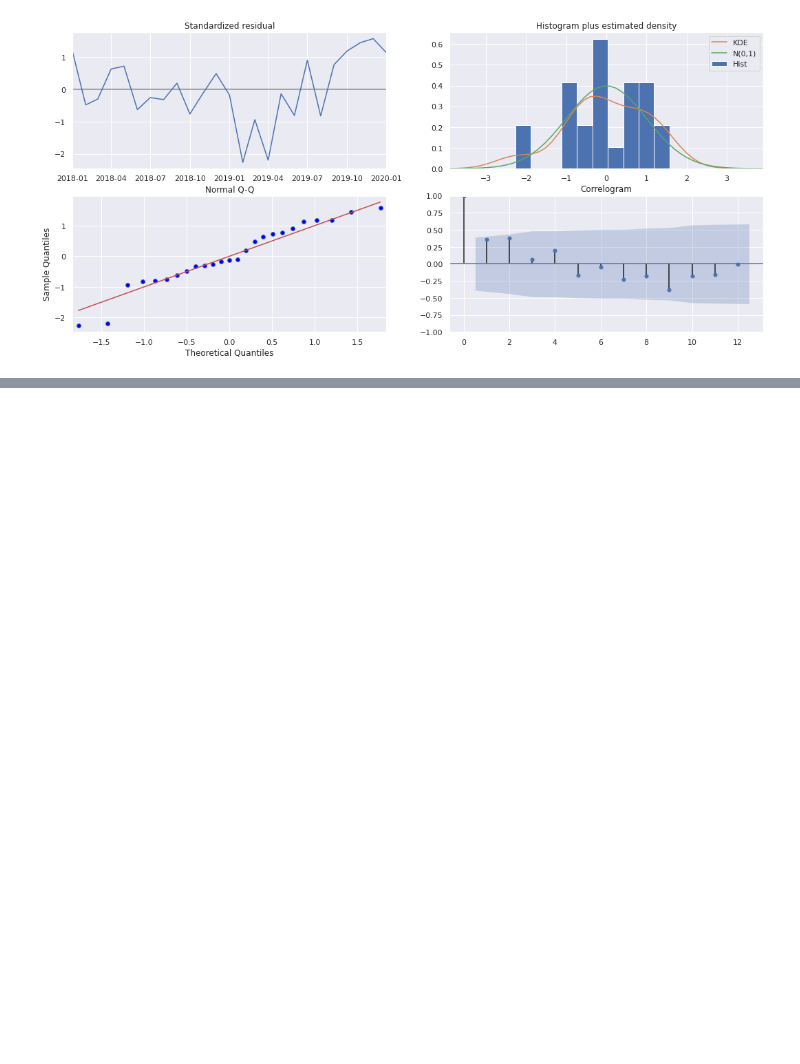
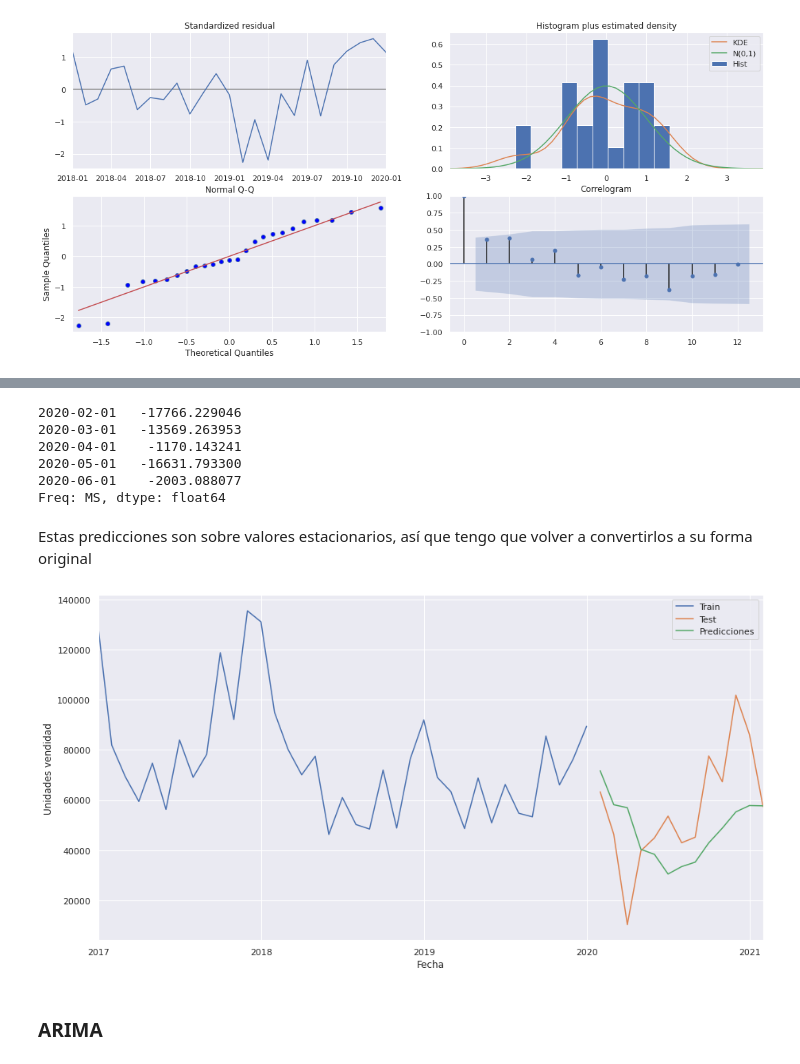
Before and after one commit to JuliMillan/Series-temporales, a Jupyter notebook: Ventas.ipynb, the cells around one changed output, grey strips where cells are left out. Cells and saved outputs as stored; diff of their text form; code cells hidden in the pictures; blank space fills up the shorter version.

```diff
--- a/Ventas.ipynb
+++ b/Ventas.ipynb
@@ -886,0 +990,13 @@ fig = ar.plot_diagnostics(lags=12, fig=fig)
+# %%
+# Para hacer las predicciones
+inicio = datetime.datetime.strptime('2020-02-01', '%Y-%m-%d')
+final = datetime.datetime.strptime('2021-02-01', '%Y-%m-%d')
+predicciones = arma.predict(inicio, final)
+predicciones.head()
+# %% [output]
+2020-02-01   -17766.229046
+2020-03-01   -13569.263953
+2020-04-01    -1170.143241
+2020-05-01   -16631.793300
+2020-06-01    -2003.088077
+Freq: MS, dtype: float64
@@ -886,0 +1010,21 @@ fig = ar.plot_diagnostics(lags=12, fig=fig)
+# %% [markdown]
+Estas predicciones son sobre valores estacionarios, así que tengo que volver a convertirlos a su forma original
+# %%
+valor_inicial = arima_train.iloc[-1].values
+#valor_inicial
+# %%
+pred = valor_inicial + predicciones.cumsum()
+#pred
+# %%
+fig, ax = plt.subplots(figsize=(15,8))
+arima_train.plot(kind='line', ax=ax)
+arima_test.plot(kind='line', ax=ax)
+pred.plot(kind='line', ax=ax)
+plt.xlabel('Fecha')
+plt.ylabel('Unidades vendidad')
+plt.legend(['Train', 'Test', 'Predicciones'])
+plt.show()
+# %% [output]
+[figure, added]
+# %% [markdown]
+### ARIMA
```
Also changed, not shown: parts of 43 cells of this notebook.
